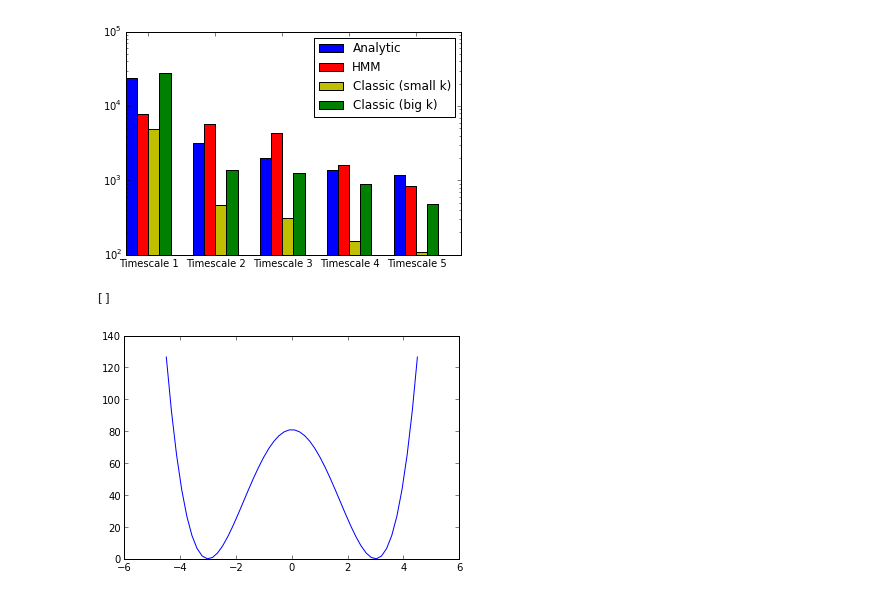
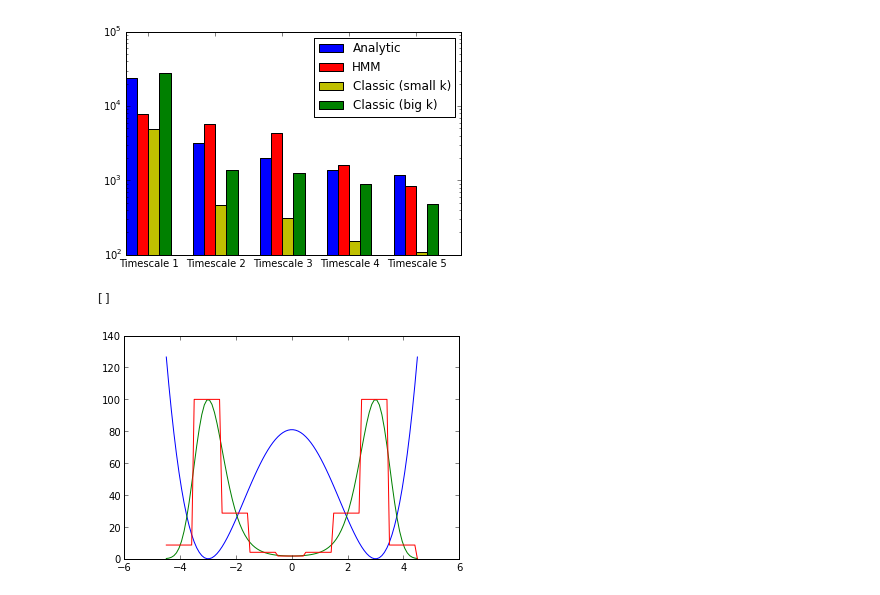
Before and after one commit to mpharrigan/fuzzy-clustering, a Jupyter notebook: HMM-Validate.ipynb, the cells around one changed output. Saved outputs shown, nothing was run; the diff lists cells and outputs as text; code cells hidden in the pictures.

```diff
--- a/HMM-Validate.ipynb
+++ b/HMM-Validate.ipynb
@@ -194,10 +211,17 @@ analysis.plot_lambda_bar(its, descs, logplot=True)
 # %%
 def simple_pot(x):
     return (x-3)*(x-3) * (x+3)*(x+3)
-xs = np.linspace(-4.5,4.5)
+def anyl_pi(x):
+    return 100*np.exp(simple_pot(x)/-20.0)
+def step(x):
+    flx = np.floor(x+0.5)
+    return anyl_pi(flx)
+xs = np.linspace(-4.5,4.5, 100)
 pp.plot(xs, simple_pot(xs))
+pp.plot(xs, anyl_pi(xs))
+pp.plot(xs, step(xs))
 pp.savefig("figs/two-well.png")
 pp.plot()
 # %% [output]
 []
-[figure, old version]
+[figure, new version]
```
Also changed, not shown: parts of 5 cells of this notebook, 11 other files.
